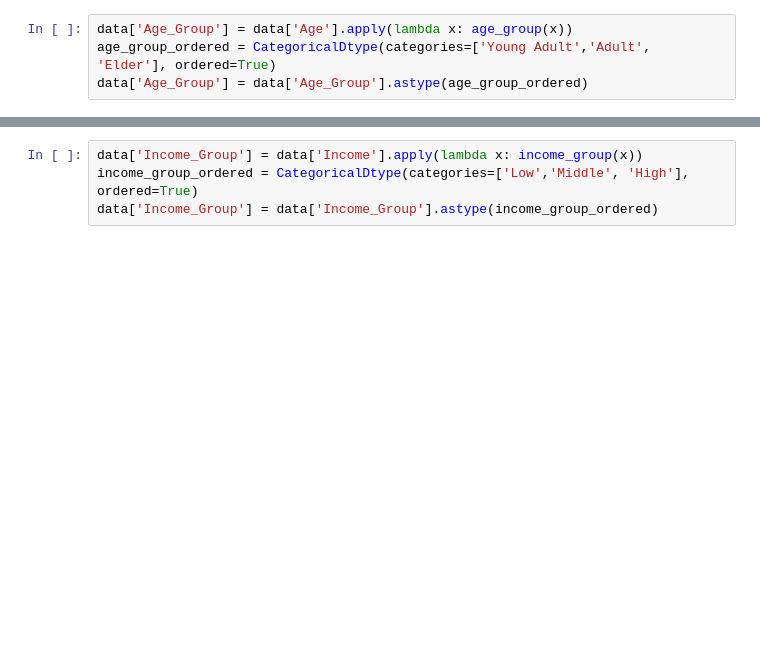
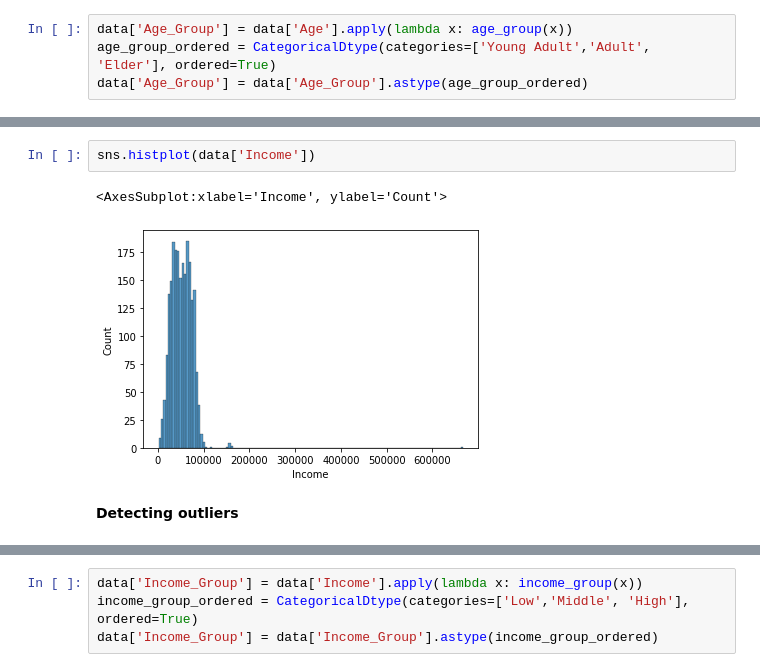
Before and after one commit to barisanik/customer-analysis, a Jupyter notebook: customer-behaviour-analysis.ipynb, the cells around one changed output, grey strips where cells are left out. Drawn from its saved outputs; the diff is of its cells as text; blank space fills up the shorter version.

```diff
--- a/customer-behaviour-analysis.ipynb
+++ b/customer-behaviour-analysis.ipynb
@@ -243,0 +251,7 @@ data['Age_Group'] = data['Age_Group'].astype(age_group_ordered)
+# %%
+sns.histplot(data['Income'])
+# %% [output]
+<AxesSubplot:xlabel='Income', ylabel='Count'>
+[figure, added]
+# %% [markdown]
+**Detecting outliers**
```
Also changed, not shown: parts of 30 cells of this notebook.
